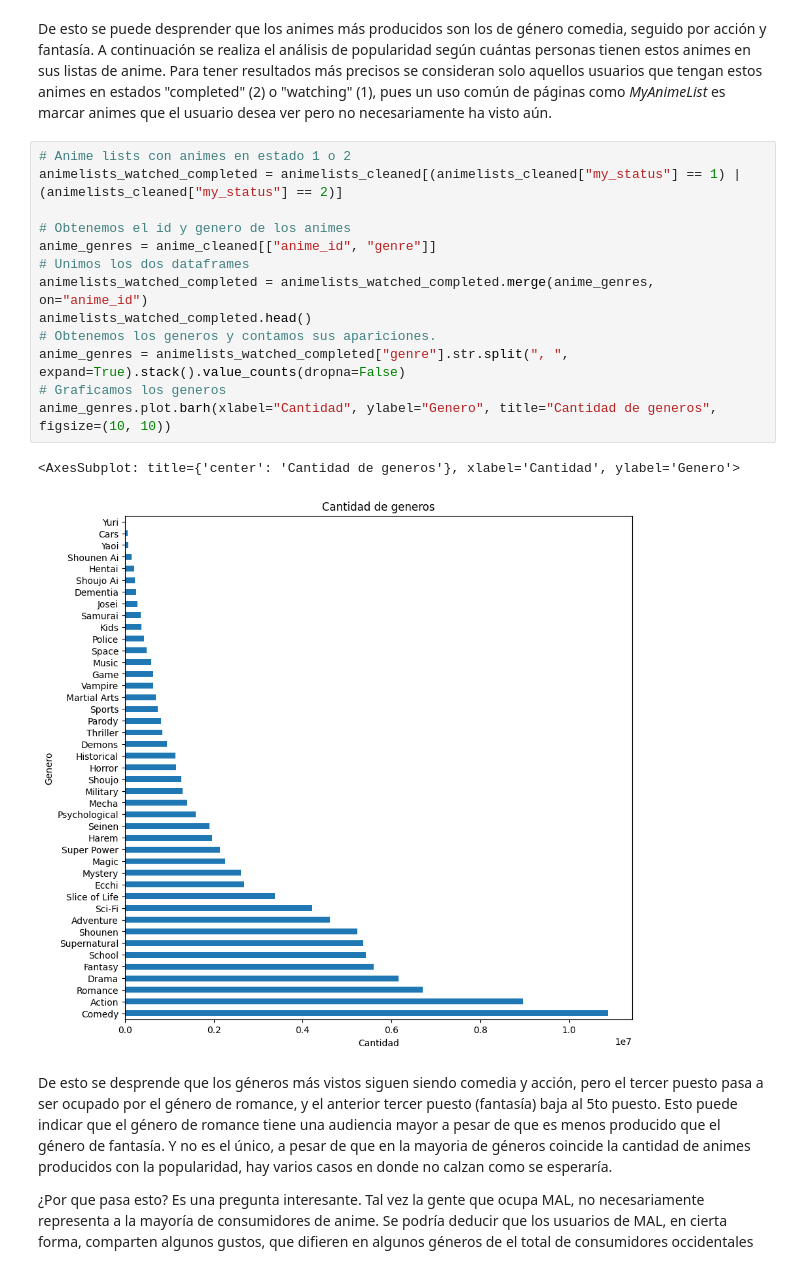
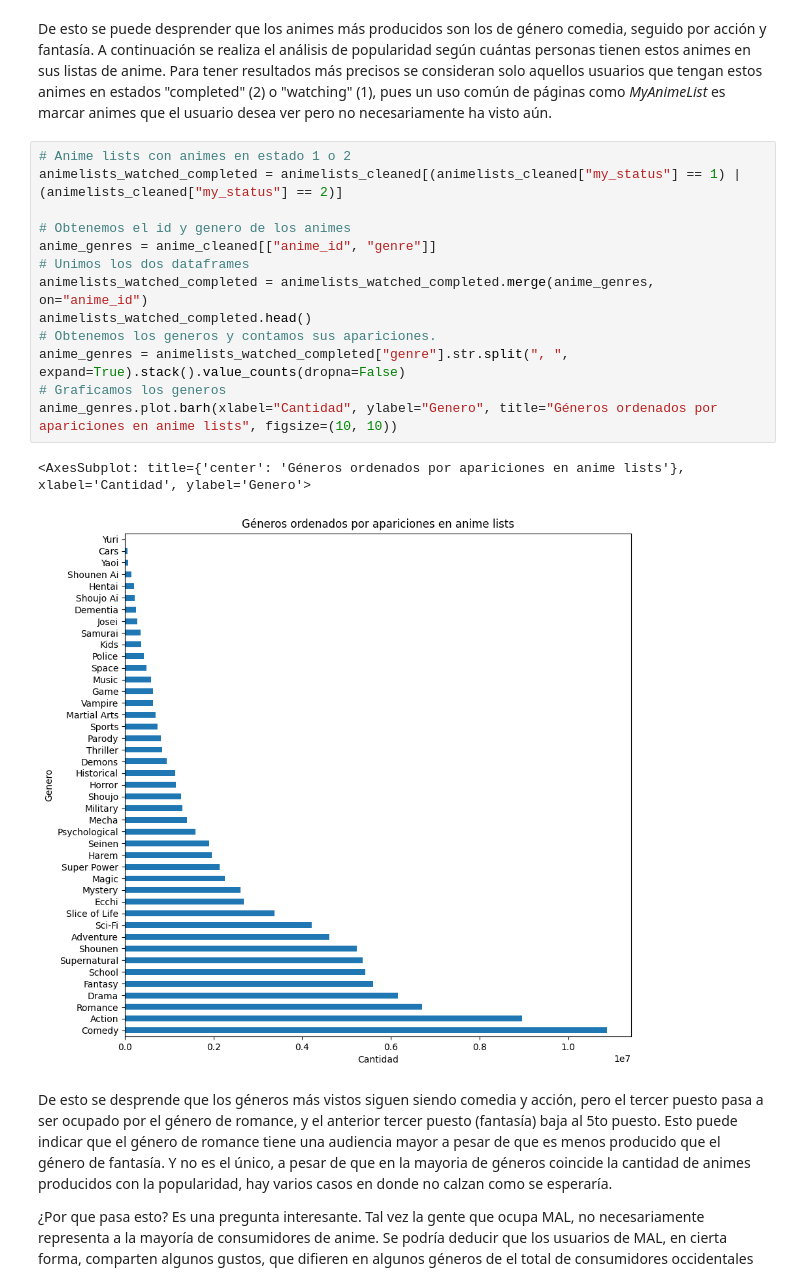
Before and after one commit to bigkwii/CC5205-2022-2-grupo-15, a Jupyter notebook: hito1.ipynb, the cells around one changed output. Drawn from its saved outputs; the diff is of its cells as text.

```diff
--- a/hito1.ipynb
+++ b/hito1.ipynb
@@ -243,19 +243,19 @@ A continuación se realiza el análisis de popularidad según cuántas personas
 # %%
 # Anime lists con animes en estado 1 o 2
 animelists_watched_completed = animelists_cleaned[(animelists_cleaned["my_status"] == 1) | (animelists_cleaned["my_status"] == 2)]
 
 # Obtenemos el id y genero de los animes
 anime_genres = anime_cleaned[["anime_id", "genre"]]
 # Unimos los dos dataframes
 animelists_watched_completed = animelists_watched_completed.merge(anime_genres, on="anime_id")
 animelists_watched_completed.head()
 # Obtenemos los generos y contamos sus apariciones.
 anime_genres = animelists_watched_completed["genre"].str.split(", ", expand=True).stack().value_counts(dropna=False)
 # Graficamos los generos
-anime_genres.plot.barh(xlabel="Cantidad", ylabel="Genero", title="Cantidad de generos", figsize=(10, 10))
+anime_genres.plot.barh(xlabel="Cantidad", ylabel="Genero", title="Géneros ordenados por apariciones en anime lists", figsize=(10, 10))
 # %% [output]
-<AxesSubplot: title={'center': 'Cantidad de generos'}, xlabel='Cantidad', ylabel='Genero'>
+<AxesSubplot: title={'center': 'Géneros ordenados por apariciones en anime lists'}, xlabel='Cantidad', ylabel='Genero'>
-[figure, old version]
+[figure, new version]
 # %% [markdown]
 De esto se desprende que los géneros más vistos siguen siendo comedia y acción, pero el tercer puesto pasa a ser ocupado por el género de romance, y el anterior tercer puesto (fantasía) baja al 5to puesto. Esto puede indicar que el género de romance tiene una audiencia mayor a pesar de que es menos producido que el género de fantasía. Y no es el único, a pesar de que en la mayoria de géneros coincide la cantidad de animes producidos con la popularidad, hay varios casos en donde no calzan como se esperaría.
 
```
Also changed, not shown: parts of 2 cells of this notebook.
